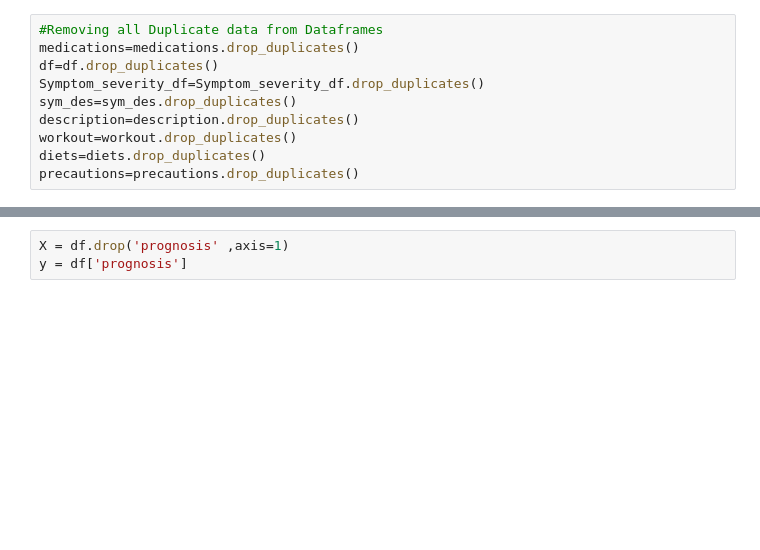
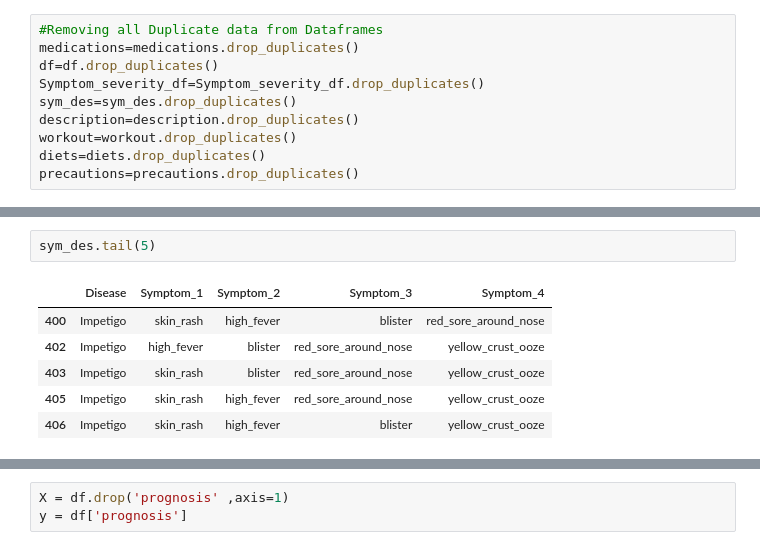
Before and after one commit to brendan1928/Project-4-Team-8, a Jupyter notebook: Intial_Analysis_Project_4_Vaibhav.ipynb, the cells around one changed output, grey strips where cells are left out. Drawn from its saved outputs; the diff is of its cells as text; blank space fills up the shorter version.

```diff
--- a/Intial_Analysis_Project_4_Vaibhav.ipynb
+++ b/Intial_Analysis_Project_4_Vaibhav.ipynb
@@ -147,0 +168,9 @@ dtype: int64
+# %%
+sym_des.tail(5)
+# %% [output]
+|  | Disease | Symptom_1 | Symptom_2 | Symptom_3 | Symptom_4 |
+| 400 | Impetigo | skin_rash | high_fever | blister | red_sore_around_nose |
+| 402 | Impetigo | high_fever | blister | red_sore_around_nose | yellow_crust_ooze |
+| 403 | Impetigo | skin_rash | blister | red_sore_around_nose | yellow_crust_ooze |
+| 405 | Impetigo | skin_rash | high_fever | red_sore_around_nose | yellow_crust_ooze |
+| 406 | Impetigo | skin_rash | high_fever | blister | yellow_crust_ooze |
```
Also changed, not shown: parts of 9 cells of this notebook.
